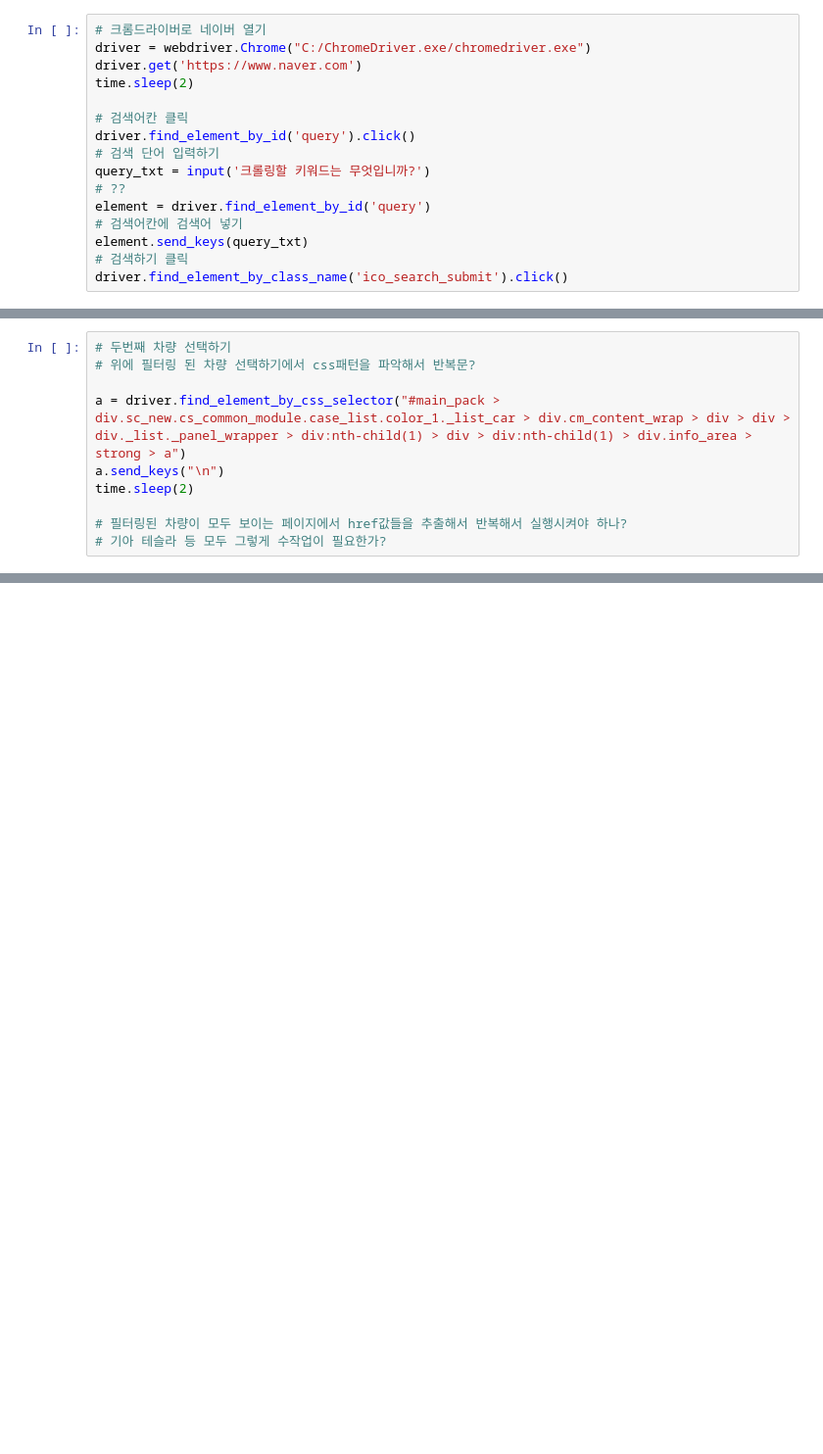
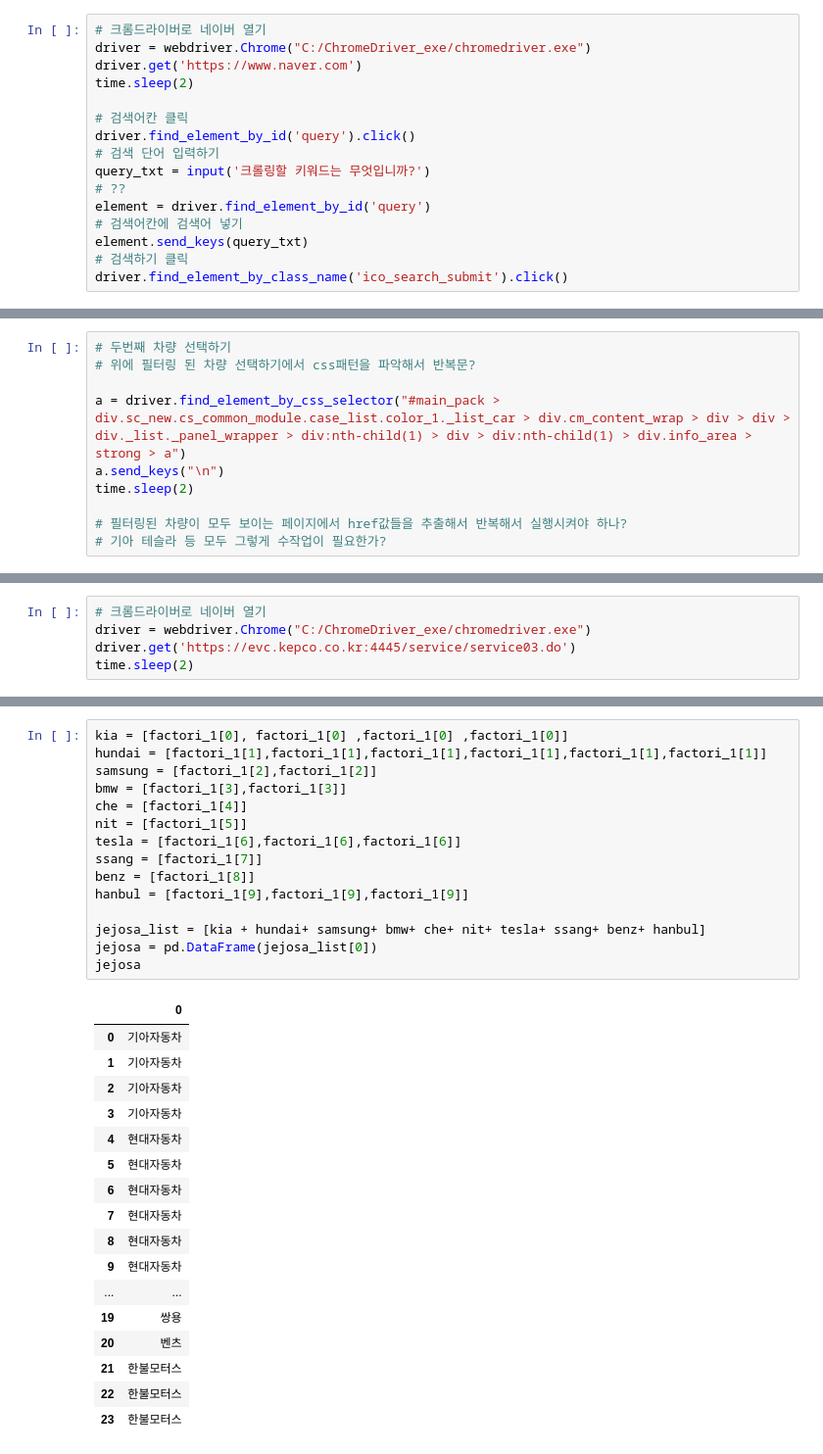
Before and after one commit to JIDONGJU/StudyPython22, a Jupyter notebook: 220614~/11day~/전기차_크롤링.ipynb, the cells around one changed output, grey strips where cells are left out. Shown: that part at 98% size. Cells and saved outputs as stored; diff of their text form; blank space fills up the shorter version.

```diff
--- a/220614~/11day~/전기차_크롤링.ipynb
+++ b/220614~/11day~/전기차_크롤링.ipynb
@@ -7,7 +9,7 @@ import time
 import pandas as pd
 # %%
 # 크롬드라이버로 네이버 열기
-driver = webdriver.Chrome("C:/ChromeDriver.exe/chromedriver.exe")
+driver = webdriver.Chrome("C:/ChromeDriver_exe/chromedriver.exe")
 driver.get('https://www.naver.com')
 time.sleep(2)
 
@@ -111,0 +96,5 @@ time.sleep(2)
+# %%
+# 크롬드라이버로 네이버 열기
+driver = webdriver.Chrome("C:/ChromeDriver_exe/chromedriver.exe")
+driver.get('https://evc.kepco.co.kr:4445/service/service03.do')
+time.sleep(2)
@@ -111,0 +138,33 @@ time.sleep(2)
+# %%
+kia = [factori_1[0], factori_1[0] ,factori_1[0] ,factori_1[0]]
+hundai = [factori_1[1],factori_1[1],factori_1[1],factori_1[1],factori_1[1],factori_1[1]]
+samsung = [factori_1[2],factori_1[2]]
+bmw = [factori_1[3],factori_1[3]]
+che = [factori_1[4]]
+nit = [factori_1[5]]
+tesla = [factori_1[6],factori_1[6],factori_1[6]]
+ssang = [factori_1[7]]
+benz = [factori_1[8]]
+hanbul = [factori_1[9],factori_1[9],factori_1[9]]
+
+jejosa_list = [kia + hundai+ samsung+ bmw+ che+ nit+ tesla+ ssang+ benz+ hanbul]
+jejosa = pd.DataFrame(jejosa_list[0])
+jejosa
+# %% [output]
+|  | 0 |
+| 0 | 기아자동차 |
+| 1 | 기아자동차 |
+| 2 | 기아자동차 |
+| 3 | 기아자동차 |
+| 4 | 현대자동차 |
+| 5 | 현대자동차 |
+| 6 | 현대자동차 |
+| 7 | 현대자동차 |
+| 8 | 현대자동차 |
+| 9 | 현대자동차 |
+| ... | ... |
+| 19 | 쌍용 |
+| 20 | 벤츠 |
+| 21 | 한불모터스 |
+| 22 | 한불모터스 |
+| 23 | 한불모터스 |
```
Also changed, not shown: parts of 11 cells of this notebook, 13 other files.
